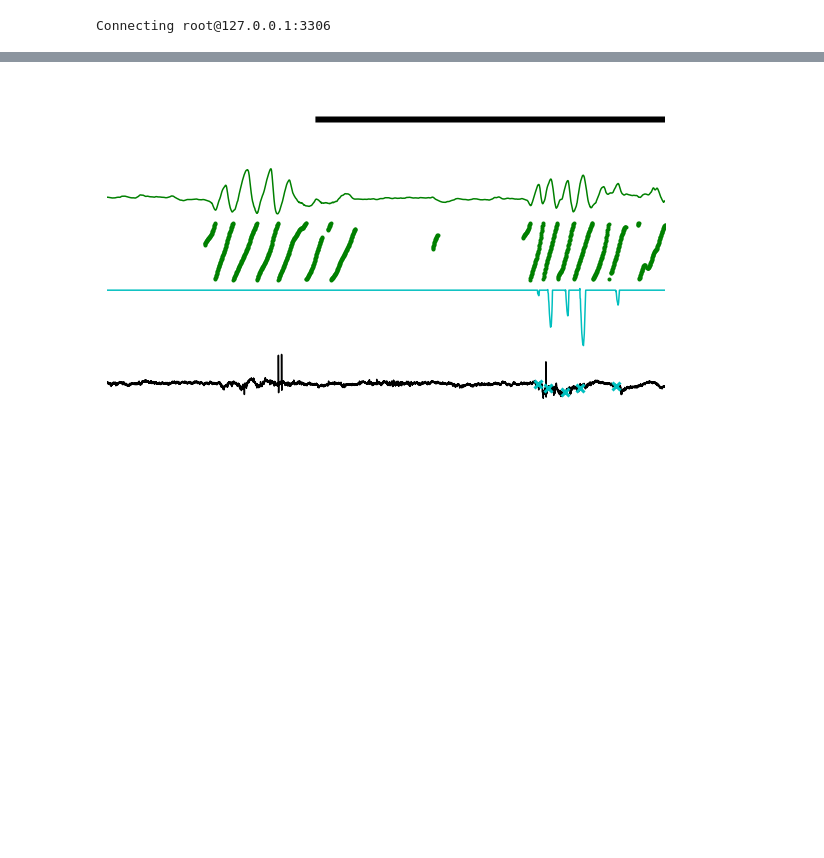
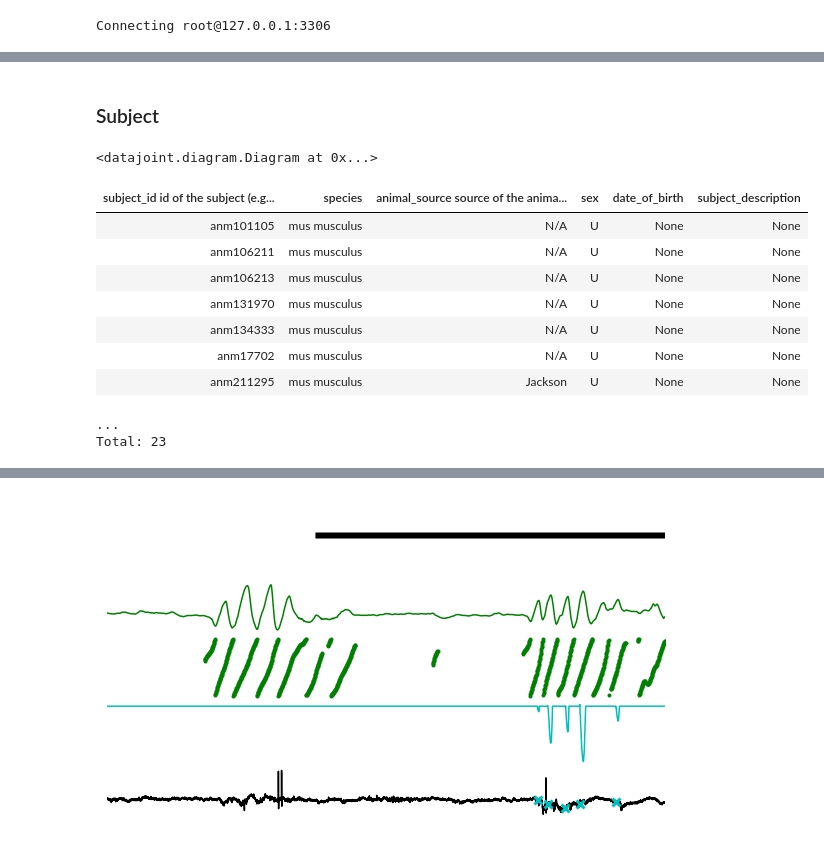
Before and after one commit to vathes/Hires-Gutnisky-2015, a Jupyter notebook: Notebooks/Hires-Gutnisky-2015 Example.ipynb, the cells around one changed output, grey strips where cells are left out. Cells and saved outputs as stored; diff of their text form; code cells hidden in the pictures; blank space fills up the shorter version.

```diff
--- a/Notebooks/Hires-Gutnisky-2015 Example.ipynb
+++ b/Notebooks/Hires-Gutnisky-2015 Example.ipynb
@@ -37,0 +45,19 @@ dj.ERD(all_erd)
+# %% [markdown]
+### Subject
+# %%
+dj.Diagram(subject) - 1 + dj.Diagram(virus)
+# %% [output]
+<datajoint.diagram.Diagram at 0x...>
+# %%
+subject.Subject()
+# %% [output]
+| subject_id id of the subject (e.g... | species | animal_source source of the anima... | sex | date_of_birth | subject_description |
+| anm101105 | mus musculus | N/A | U | None | None |
+| anm106211 | mus musculus | N/A | U | None | None |
+| anm106213 | mus musculus | N/A | U | None | None |
+| anm131970 | mus musculus | N/A | U | None | None |
+| anm134333 | mus musculus | N/A | U | None | None |
+| anm17702 | mus musculus | N/A | U | None | None |
+| anm211295 | mus musculus | Jackson | U | None | None |
+...
+Total: 23
```
Also changed, not shown: parts of 28 cells of this notebook, 1 other file.
